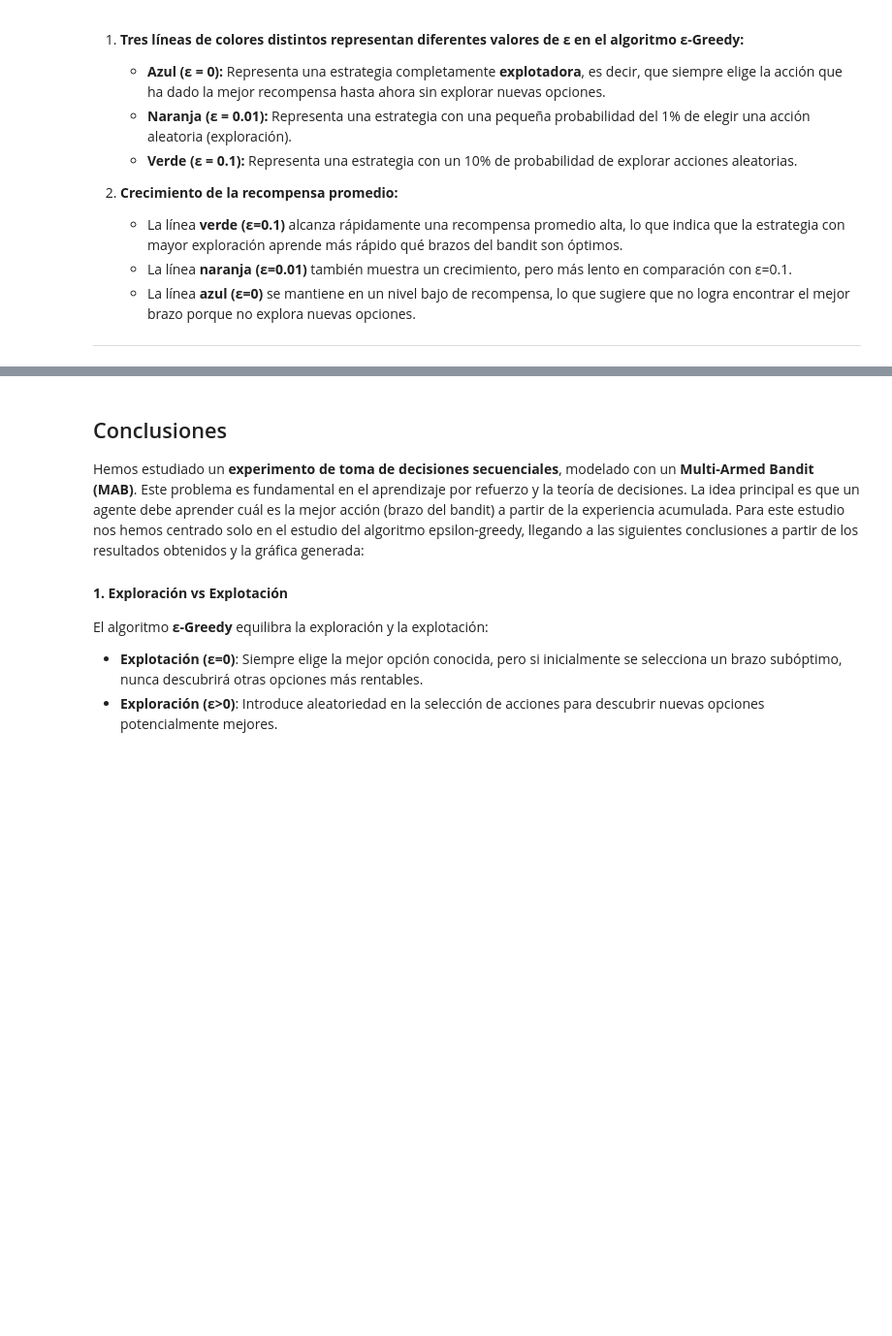
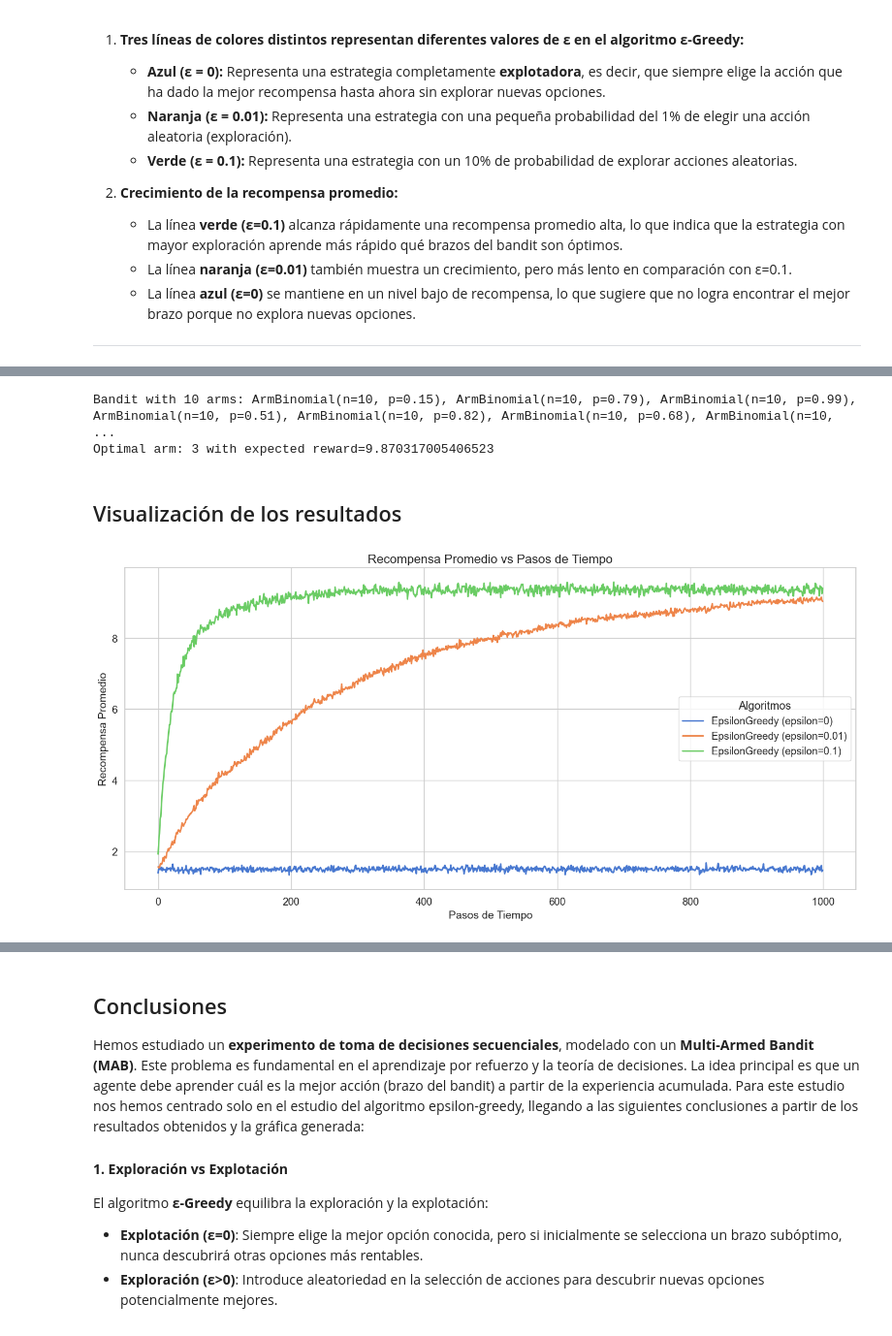
Before and after one commit to kikaymusic/EscuderoRodriguezSanchez, a Jupyter notebook: k_brazos/bandido_epsilon_greedy.ipynb, the cells around one changed output, grey strips where cells are left out. Shown at 97% size. Saved outputs shown, nothing was run; the diff lists cells and outputs as text; code cells hidden in the pictures; blank space fills up the shorter version.

Commit message:
Creados los 3 notebooks, uno para cada algoritmo en el que se prueban los diferentes bandidos para cada algoritmo

```diff
--- a/k_brazos/bandido_epsilon_greedy.ipynb
+++ b/k_brazos/bandido_epsilon_greedy.ipynb
@@ -78,14 +93,6 @@ def run_experiment(bandit: Bandit, algorithms: List[Algorithm], steps: int, runs
 
 Se realiza el experimento usando 10 brazos, cada uno de acuerdo a una distribución gaussina con desviación 1. Se realizan 500 ejecuciones de 1000 pasos cada una. Se contrastan 3 algoritmos epsilon greedy para valores epsilon: 0.0, 0.01, y 0.1.
 # %%
-# Parámetros del experimento
-seed = 42
-np.random.seed(seed)  # Fijar la semilla para reproducibilidad
-
-k = 10  # Número de brazos
-steps = 1000  # Número de pasos que se ejecutarán cada algoritmo
-runs = 500  # Número de ejecuciones
-
 # Creación del bandit
 bandit = Bandit(arms=ArmNormal.generate_arms(k)) # Generar un bandido con k brazos de distribución normal
 print(bandit)
@@ -93,21 +100,8 @@ print(bandit)
 optimal_arm = bandit.optimal_arm
 print(f"Optimal arm: {optimal_arm + 1} with expected reward={bandit.get_expected_value(optimal_arm)}")
 
-# Definir los algoritmos a comparar. En este caso son 3 algoritmos epsilon-greedy con diferentes valores de epsilon.
-algorithms = [
-    EpsilonGreedy(k=k, epsilon=0),
-    EpsilonGreedy(k=k, epsilon=0.01),
-    EpsilonGreedy(k=k, epsilon=0.1),
-    Softmax(k=k, tau=0.1),  # Casi Greedy (Explotación)
-    Softmax(k=k, tau=1.0),  # Balanceado
-    Softmax(k=k, tau=10.0),  # Muy aleatorio (Exploración)
-    UCB1(k=k, c=0.1),
-    UCB1(k=k, c=1.0),
-    UCB1(k=k, c=5.0)
-]
-
 # Ejecutar el experimento y obtener las recompensas promedio y promedio de las selecciones óptimas
-rewards, optimal_selections = run_experiment(bandit, algorithms, steps, runs)
+rewards_normal, optimal_selections_normal = run_experiment(bandit, algorithms, steps, runs)
 # %% [output]
 Bandit with 10 arms: ArmNormal(mu=1.52, sigma=1.0), ArmNormal(mu=2.4, sigma=1.0), ArmNormal(mu=1.19, sigma=1.0), ArmNormal(mu=4.37, sigma=1.0), ArmNormal(mu=6.39, sigma=1.0), ArmNormal(mu=7.59, sigma= ...
 Optimal arm: 8 with expected reward=9.56
@@ -166,0 +163,22 @@ La imagen muestra un gráfico de líneas titulado **"Porcentaje de selección  d
+# %%
+# Creación del bandit
+bandit = Bandit(arms=ArmBinomial.generate_arms(k)) # Generar un bandido con k brazos de distribución normal
+print(bandit)
+
+optimal_arm = bandit.optimal_arm
+print(f"Optimal arm: {optimal_arm + 1} with expected reward={bandit.get_expected_value(optimal_arm)}")
+
+# Ejecutar el experimento y obtener las recompensas promedio y promedio de las selecciones óptimas
+rewards_binomial, optimal_selections_binomial = run_experiment(bandit, algorithms, steps, runs)
+# %% [output]
+Bandit with 10 arms: ArmBinomial(n=10, p=0.15), ArmBinomial(n=10, p=0.79), ArmBinomial(n=10, p=0.99), ArmBinomial(n=10, p=0.51), ArmBinomial(n=10, p=0.82), ArmBinomial(n=10, p=0.68), ArmBinomial(n=10, ...
+Optimal arm: 3 with expected reward=9.870317005406523
+# %% [markdown]
+## Visualización de los resultados
+# %%
+
+# Graficar los resultados
+plot_average_rewards(steps, rewards_binomial, algorithms)
+# plot_optimal_selections(steps, optimal_selections_binomial, algorithms)
+# %% [output]
+[figure, added]
```
Also changed, not shown: parts of 20 cells of this notebook, 2 other files.
